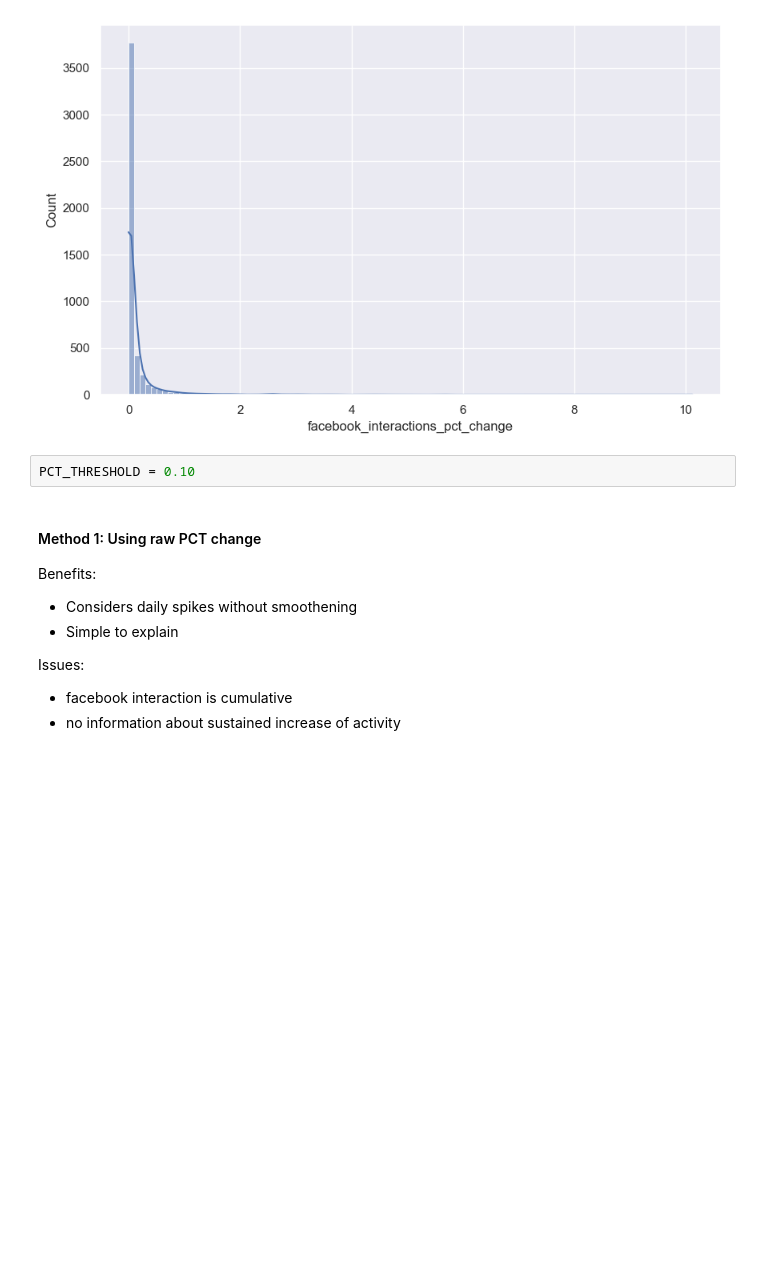
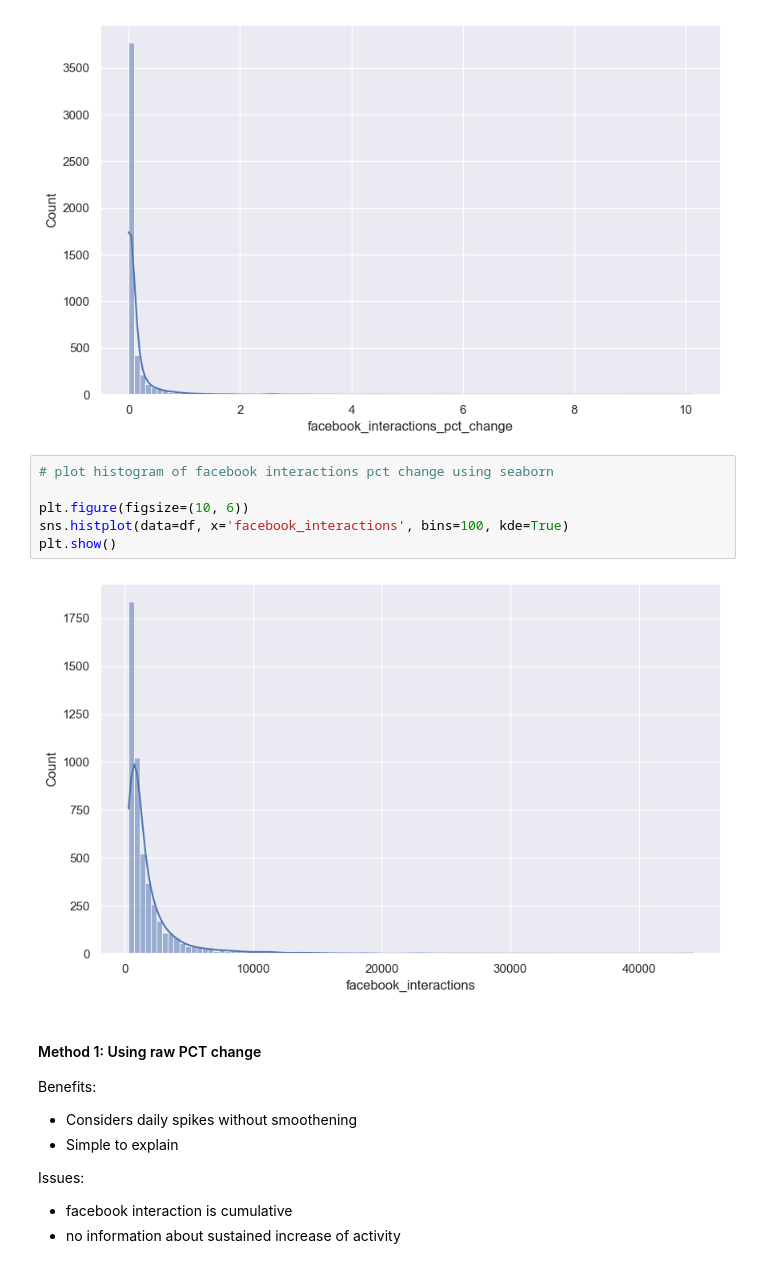
Before and after one commit to xeonkai/news_matching, a Jupyter notebook: traction-analytics/traction_analytics.ipynb, the cells around one changed output. Drawn from its saved outputs; the diff is of its cells as text; blank space fills up the shorter version.

```diff
--- a/traction-analytics/traction_analytics.ipynb
+++ b/traction-analytics/traction_analytics.ipynb
@@ -106,8 +106,14 @@ sns.histplot(data=df, x='facebook_interactions_pct_change', bins=100, kde=True)
 plt.show()
 # %% [output]
 [figure]
-# %%
-PCT_THRESHOLD = 0.10
+# %%
+# plot histogram of facebook interactions pct change using seaborn
+
+plt.figure(figsize=(10, 6))
+sns.histplot(data=df, x='facebook_interactions', bins=100, kde=True)
+plt.show()
+# %% [output]
+[figure, added]
 # %% [markdown]
 #### Method 1: Using raw PCT change
 
```
Also changed, not shown: parts of 19 cells of this notebook, 1 other file.
